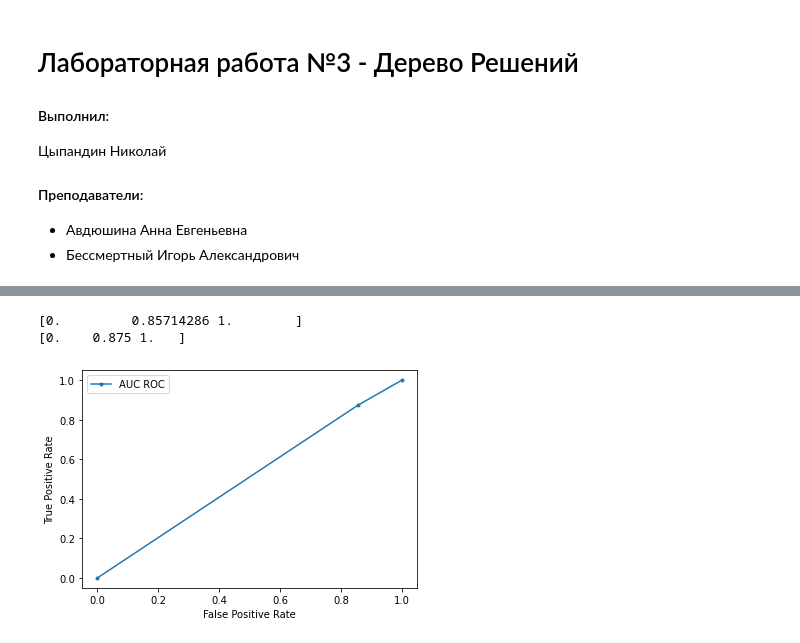
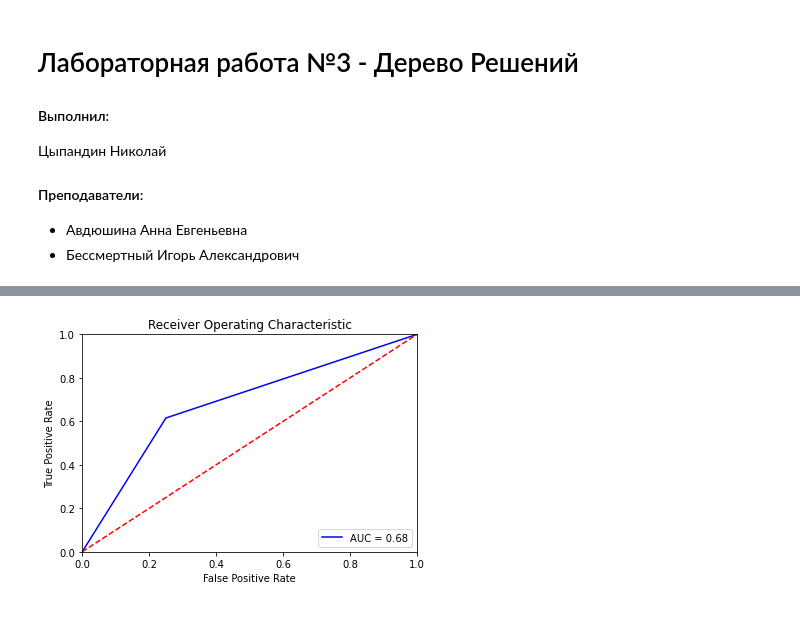
Before and after one commit to kkkooolllyyyaaa/DecisionTree, a Jupyter notebook: resources/graph.ipynb, the cells around one changed output, grey strips where cells are left out. Cells and saved outputs as stored; diff of their text form; code cells hidden in the pictures.

```diff
--- a/resources/graph.ipynb
+++ b/resources/graph.ipynb
@@ -57,14 +47,16 @@ from sklearn.metrics import precision_recall_curve
-# %%
-lr_fpr, lr_tpr, _ = roc_curve(df['predicted'].to_numpy().astype(int), df['actual'].to_numpy().astype(int))
-print(lr_fpr)
-print(lr_tpr)
-plt.plot(lr_fpr, lr_tpr, marker='.', label='AUC ROC')
-plt.xlabel('False Positive Rate')
-plt.ylabel('True Positive Rate')
-plt.legend()
-plt.show()
-# %% [output]
-[0.         0.85714286 1.        ]
-[0.    0.875 1.   ]
-[figure, removed]
+# %%
+fpr, tpr, _ = roc_curve(y_test, y_pred)
+roc_auc = metrics.auc(fpr, tpr)
+
+plt.title('Receiver Operating Characteristic')
+plt.plot(fpr, tpr, 'b', label = 'AUC = %0.2f' % roc_auc)
+plt.legend(loc = 'lower right')
+plt.plot([0, 1], [0, 1],'r--')
+plt.xlim([0, 1])
+plt.ylim([0, 1])
+plt.ylabel('True Positive Rate')
+plt.xlabel('False Positive Rate')
+plt.show()
+# %% [output]
+[figure, added]
 # %%
```
Also changed, not shown: parts of 7 cells of this notebook, 10 other files.
